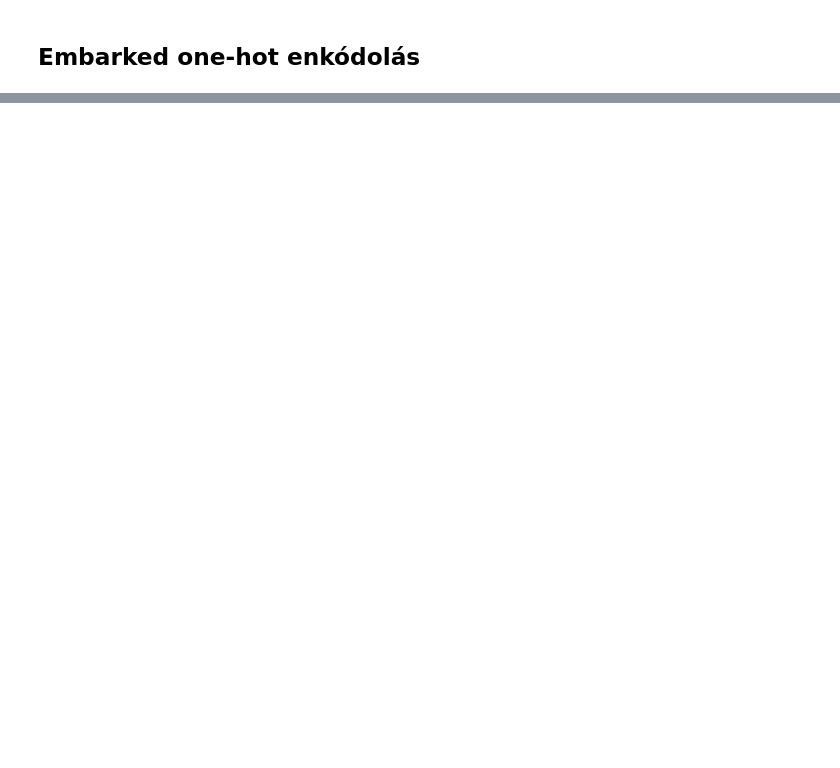
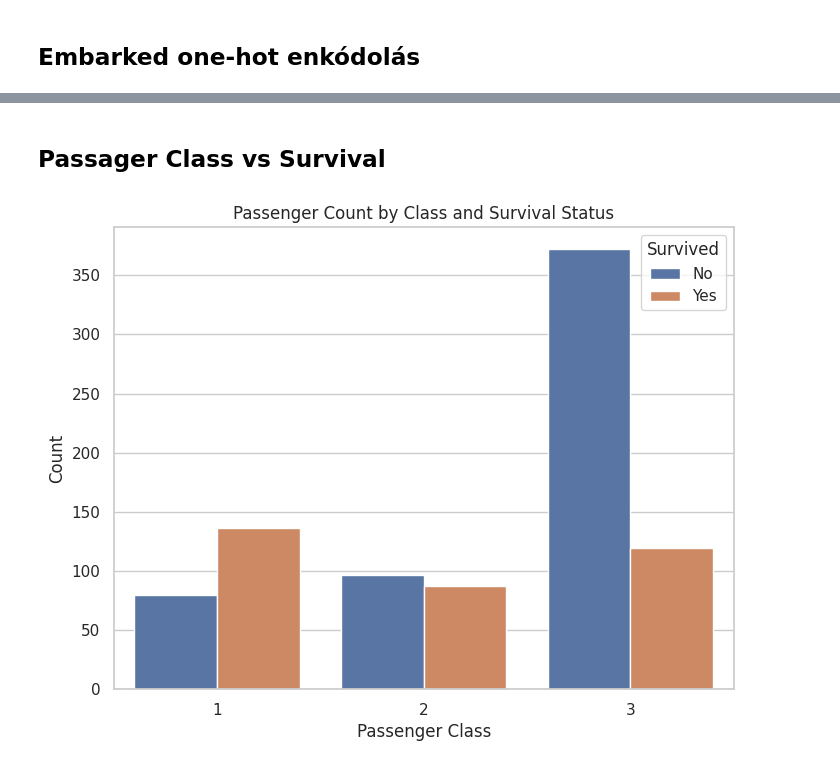
Before and after one commit to Taurusz1/Halado_Adatelemzes, a Jupyter notebook: Halado_Adatelemzes_HF.ipynb, the cells around one changed output, grey strips where cells are left out. Cells and saved outputs as stored; diff of their text form; code cells hidden in the pictures; blank space fills up the shorter version.

```diff
--- a/Halado_Adatelemzes_HF.ipynb
+++ b/Halado_Adatelemzes_HF.ipynb
@@ -305,0 +378,21 @@ train_df[x_cols + y_cols].corr()
+# %% [markdown]
+## Passager Class vs Survival
+# %%
+import pandas as pd
+import matplotlib.pyplot as plt
+import seaborn as sns
+
+# If not already loaded, you can load the dataset as follows:
+# titanic = pd.read_csv('titanic.csv')
+# Alternatively, for a quick example using seaborn's version:
+# titanic = sns.load_dataset("titanic")
+
+plt.figure(figsize=(8,6))
+sns.countplot(x='Pclass', hue='Survived', data=df)
+plt.title('Passenger Count by Class and Survival Status')
+plt.xlabel('Passenger Class')
+plt.ylabel('Count')
+plt.legend(title='Survived', labels=['No', 'Yes'])
+plt.show()
+# %% [output]
+[figure, added]
```
Also changed, not shown: parts of 30 cells of this notebook.
